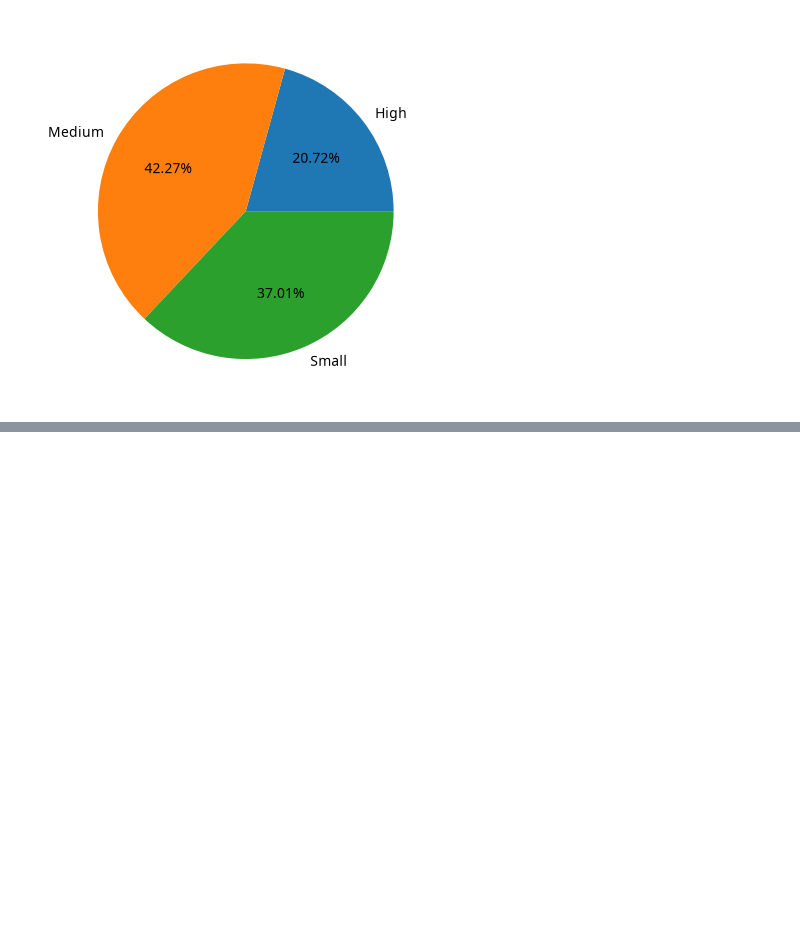
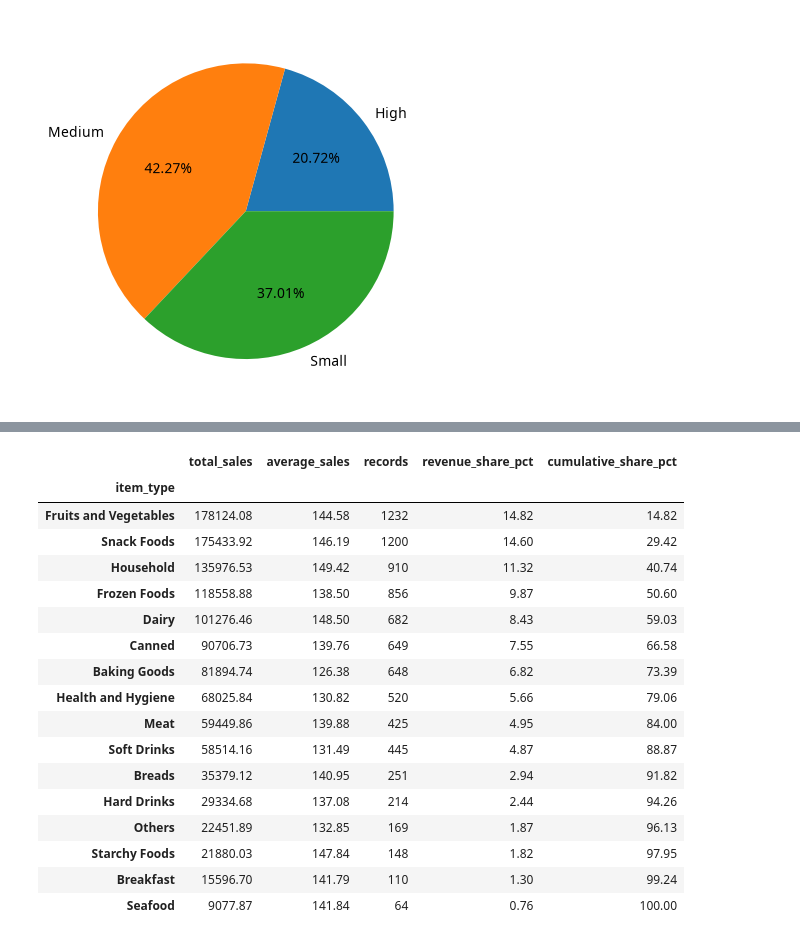
Before and after one commit to Corvus06655/blinkit-sales-analysis, a Jupyter notebook: blinkit-sales-analysis.ipynb, the cells around one changed output, grey strips where cells are left out. Saved outputs shown, nothing was run; the diff lists cells and outputs as text; code cells hidden in the pictures; blank space fills up the shorter version.

```diff
--- a/blinkit-sales-analysis.ipynb
+++ b/blinkit-sales-analysis.ipynb
@@ -199,0 +265,28 @@ plt.show()
+# %%
+category_performance = (
+    d.groupby('item_type')
+     .agg(total_sales=('sales', 'sum'), average_sales=('sales', 'mean'), records=('sales', 'size'))
+     .assign(revenue_share_pct=lambda x: x['total_sales'] / total_sales * 100)
+     .sort_values('total_sales', ascending=False)
+)
+category_performance['cumulative_share_pct'] = category_performance['revenue_share_pct'].cumsum()
+category_performance.round({'total_sales': 2, 'average_sales': 2, 'revenue_share_pct': 2, 'cumulative_share_pct': 2})
+# %% [output]
+|  | total_sales | average_sales | records | revenue_share_pct | cumulative_share_pct |
+| item_type |  |  |  |  |  |
+| Fruits and Vegetables | 178124.08 | 144.58 | 1232 | 14.82 | 14.82 |
+| Snack Foods | 175433.92 | 146.19 | 1200 | 14.60 | 29.42 |
+| Household | 135976.53 | 149.42 | 910 | 11.32 | 40.74 |
+| Frozen Foods | 118558.88 | 138.50 | 856 | 9.87 | 50.60 |
+| Dairy | 101276.46 | 148.50 | 682 | 8.43 | 59.03 |
+| Canned | 90706.73 | 139.76 | 649 | 7.55 | 66.58 |
+| Baking Goods | 81894.74 | 126.38 | 648 | 6.82 | 73.39 |
+| Health and Hygiene | 68025.84 | 130.82 | 520 | 5.66 | 79.06 |
+| Meat | 59449.86 | 139.88 | 425 | 4.95 | 84.00 |
+| Soft Drinks | 58514.16 | 131.49 | 445 | 4.87 | 88.87 |
+| Breads | 35379.12 | 140.95 | 251 | 2.94 | 91.82 |
+| Hard Drinks | 29334.68 | 137.08 | 214 | 2.44 | 94.26 |
+| Others | 22451.89 | 132.85 | 169 | 1.87 | 96.13 |
+| Starchy Foods | 21880.03 | 147.84 | 148 | 1.82 | 97.95 |
+| Breakfast | 15596.70 | 141.79 | 110 | 1.30 | 99.24 |
+| Seafood | 9077.87 | 141.84 | 64 | 0.76 | 100.00 |
```
Also changed, not shown: parts of 20 cells of this notebook, 5 other files.
